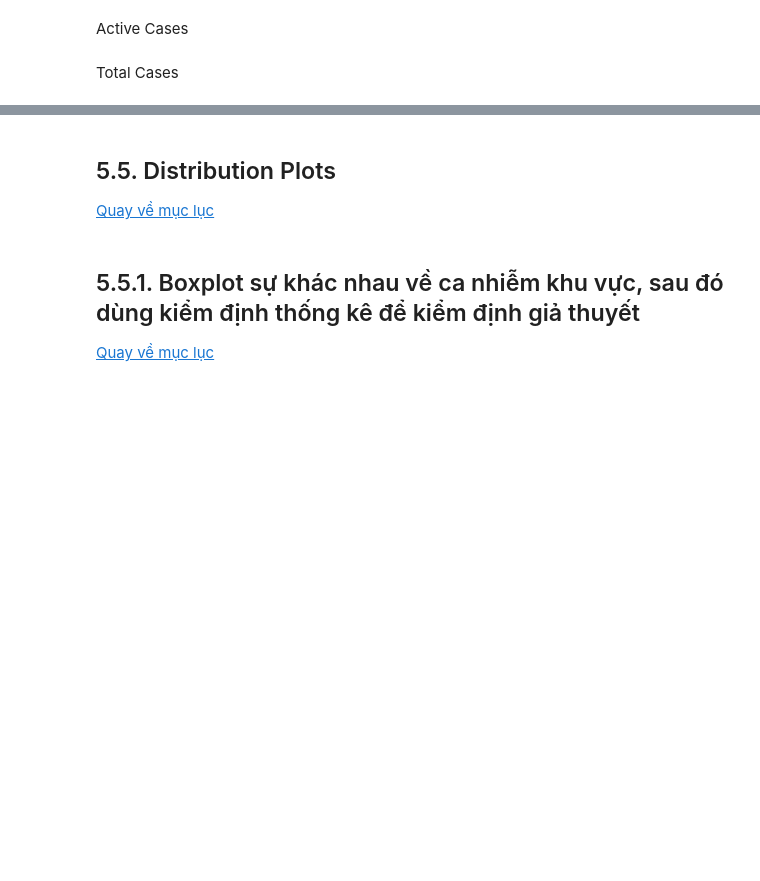
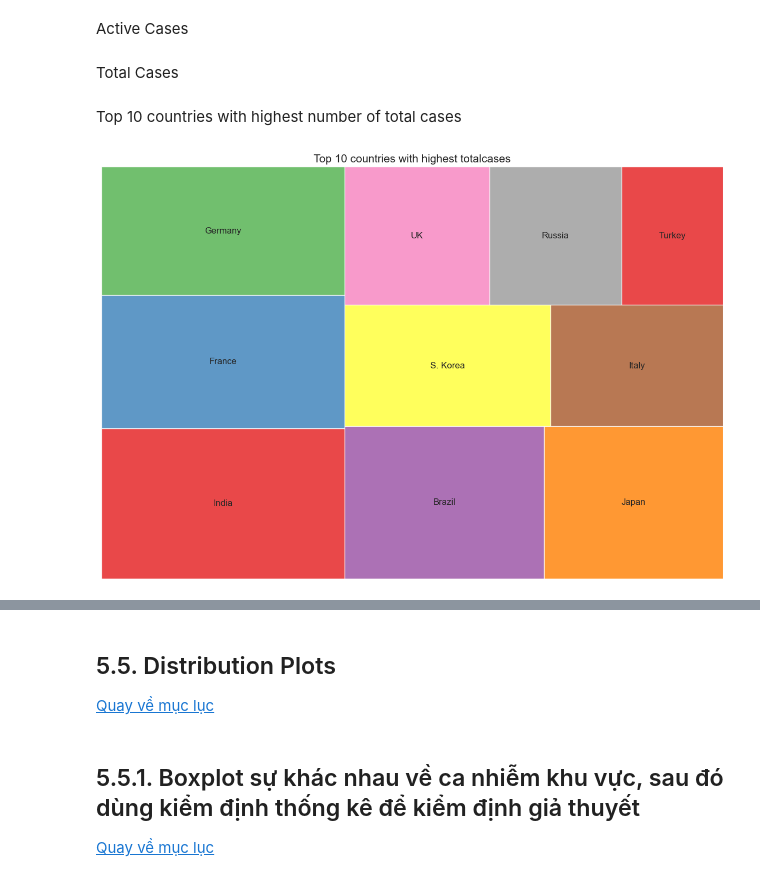
Before and after one commit to phuong1605/Data-Relationship, a Jupyter notebook: lab1.ipynb, the cells around one changed output, grey strips where cells are left out. Drawn from its saved outputs; the diff is of its cells as text; code cells hidden in the pictures; blank space fills up the shorter version.

Commit message:
squarify

```diff
--- a/lab1.ipynb
+++ b/lab1.ipynb
@@ -819,3 +821,17 @@ fig.update_layout(
 )
 
 fig.show()
+# %% [markdown]
+Top 10 countries with highest number of total cases
+# %%
+top10_cases = countries_df.sort_values(by='totalcases',ascending=False).head(10)
+
+fig = plt.gcf()
+fig.set_size_inches(15, 10)
+squarify.plot(sizes=top10_cases['totalcases'], label=top10_cases['country_other'], alpha=.8, color=sns.color_palette("Set1", 10))
+
+plt.title('Top 10 countries with highest totalcases',fontsize=15)
+plt.axis('off')
+plt.show()
+# %% [output]
+[figure, added]
```
Also changed, not shown: parts of 3 cells of this notebook.
